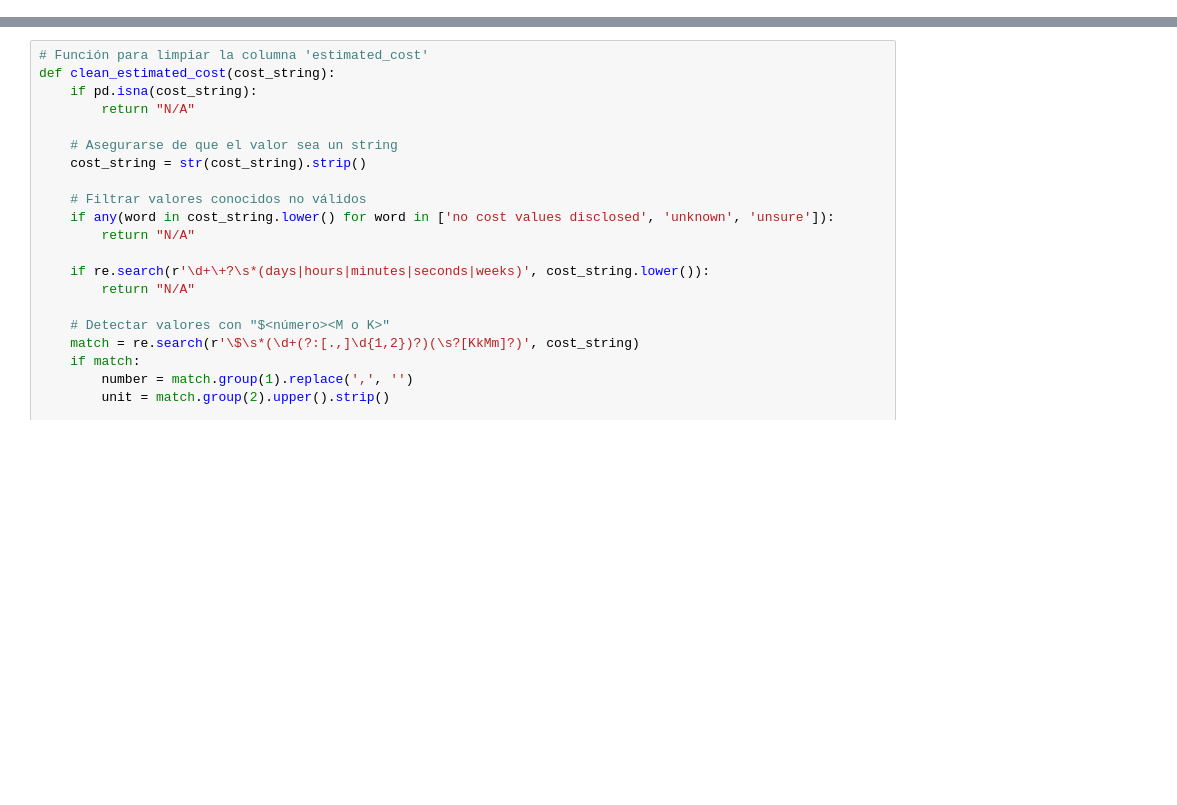
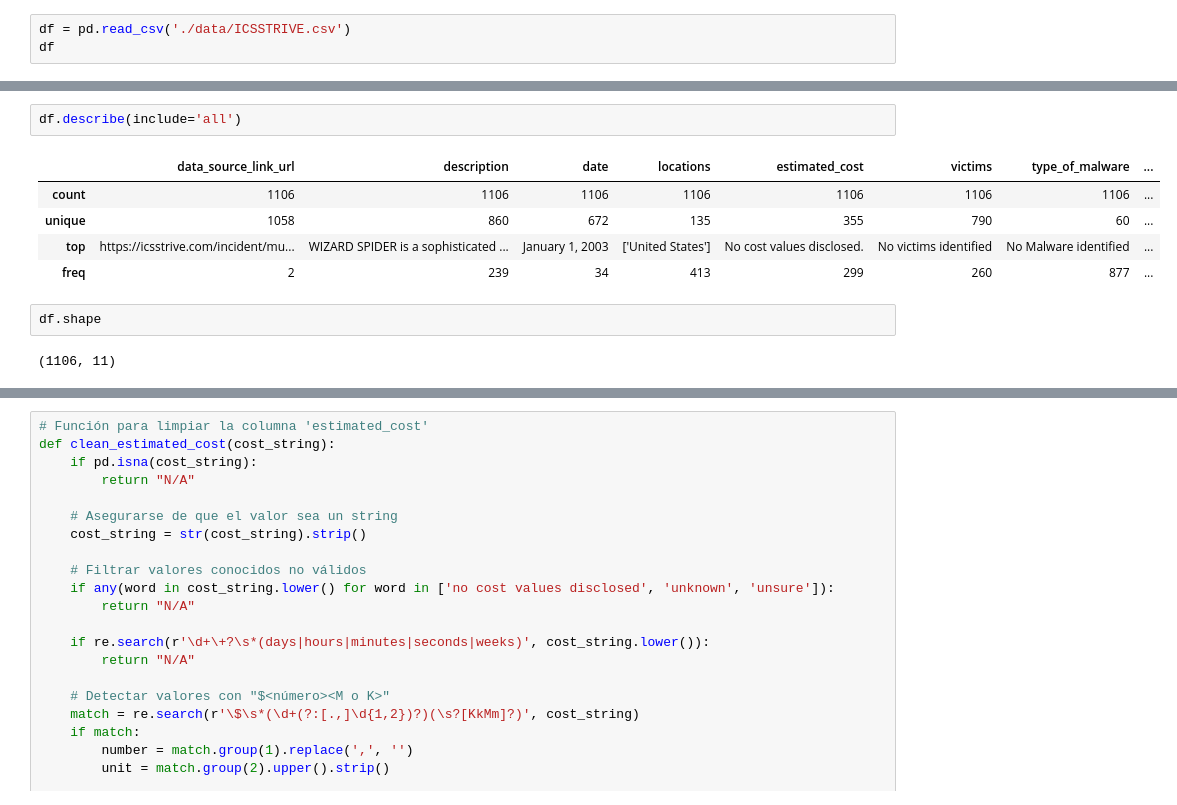
Before and after one commit to sdomialo/DeNexus_CSV-Analysis, a Jupyter notebook: ICSSTRIVE_clean.ipynb, the cells around one changed output, grey strips where cells are left out. Cells and saved outputs as stored; diff of their text form; blank space fills up the shorter version.

```diff
--- a/ICSSTRIVE_clean.ipynb
+++ b/ICSSTRIVE_clean.ipynb
@@ -187,0 +18,3 @@ Columna 'locations' actualizada:
+# %%
+df = pd.read_csv('./data/ICSSTRIVE.csv')
+df
@@ -187,0 +35,12 @@ Columna 'locations' actualizada:
+# %%
+df.describe(include='all')
+# %% [output]
+|  | data_source_link_url | description | date | locations | estimated_cost | victims | type_of_malware | ... |
+| count | 1106 | 1106 | 1106 | 1106 | 1106 | 1106 | 1106 | ... |
+| unique | 1058 | 860 | 672 | 135 | 355 | 790 | 60 | ... |
+| top | https://icsstrive.com/incident/mu... | WIZARD SPIDER is a sophisticated ... | January 1, 2003 | ['United States'] | No cost values disclosed. | No victims identified | No Malware identified | ... |
+| freq | 2 | 239 | 34 | 413 | 299 | 260 | 877 | ... |
+# %%
+df.shape
+# %% [output]
+(1106, 11)
```
Also changed, not shown: parts of 72 cells of this notebook, 1 other file.
